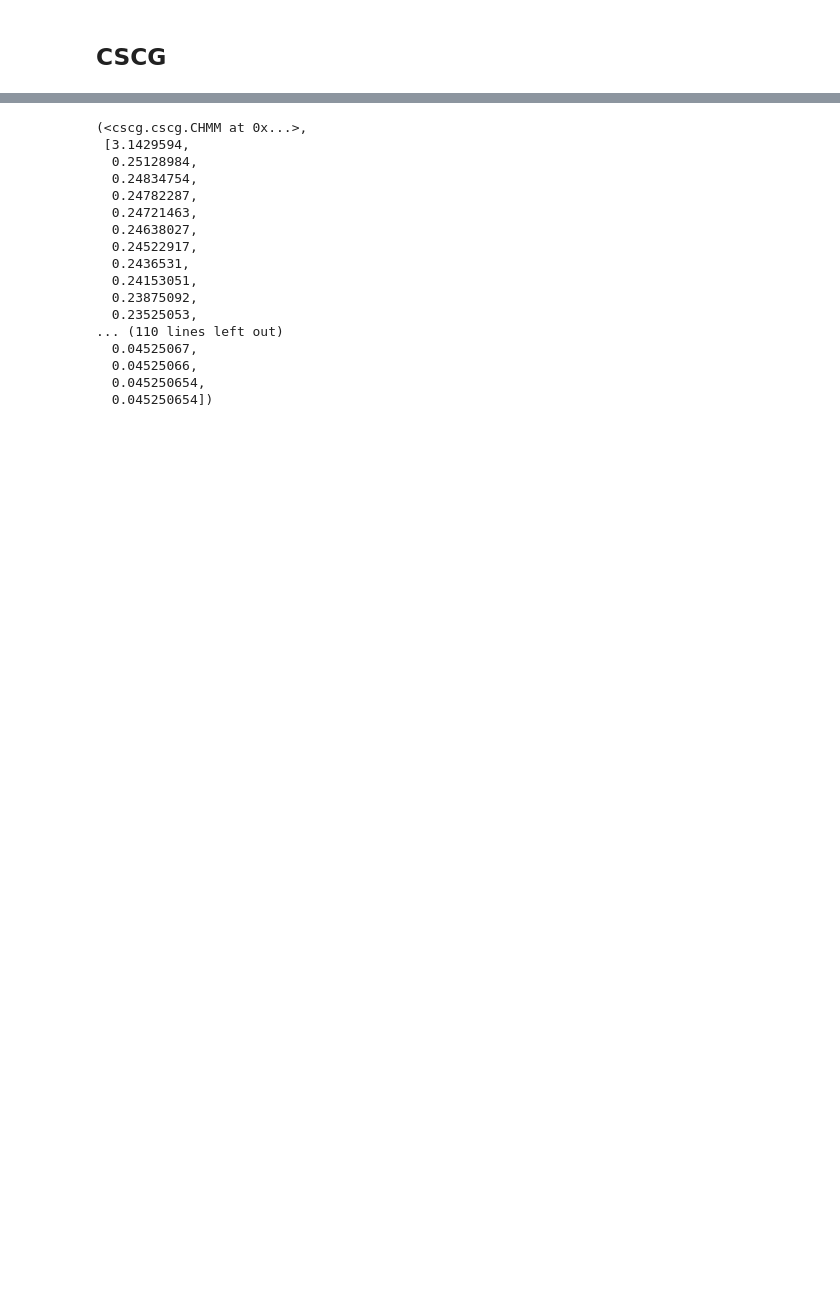
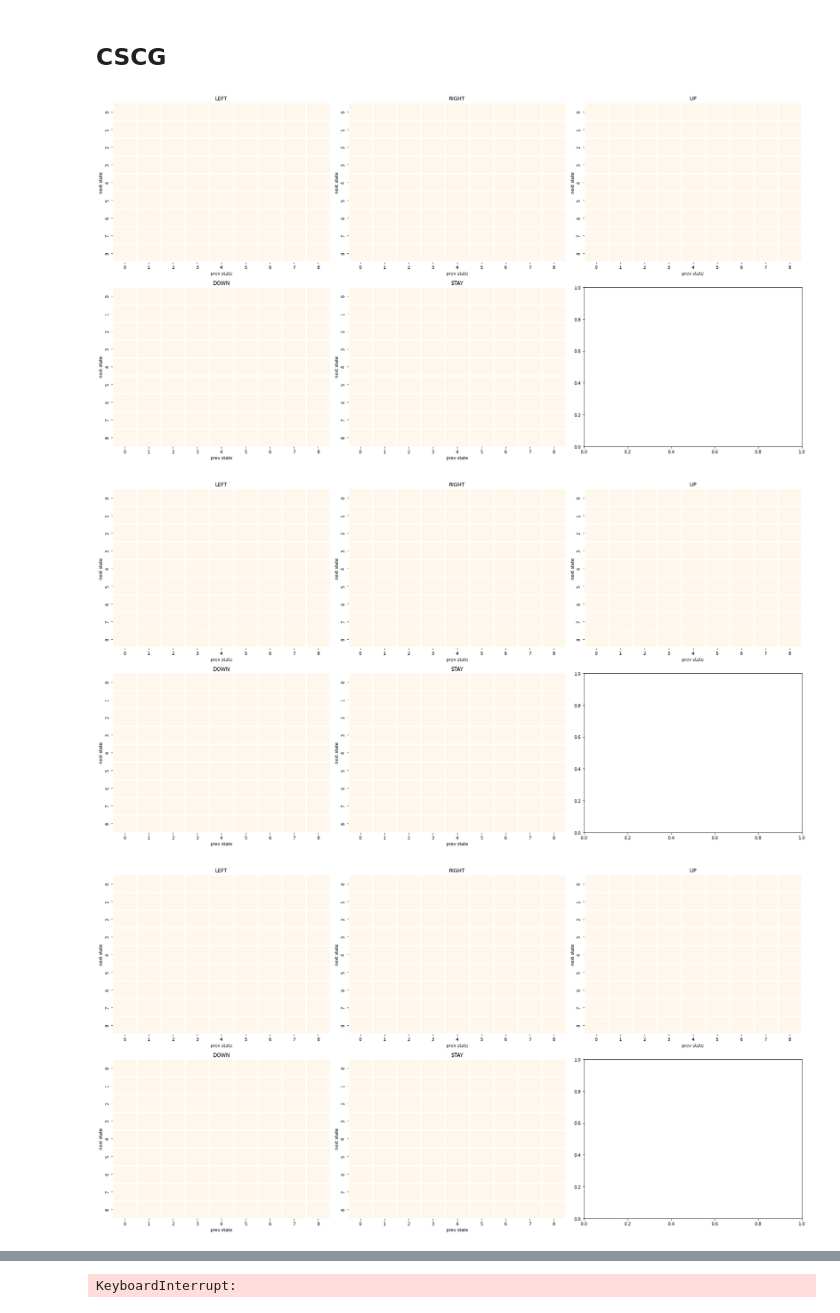
Before and after one commit to my-name-is-D/high_level_nav_planning, a Jupyter notebook: test_calls.ipynb, the cells around one changed output, grey strips where cells are left out. Cells and saved outputs as stored; diff of their text form; code cells hidden in the pictures; blank space fills up the shorter version.

```diff
--- a/test_calls.ipynb
+++ b/test_calls.ipynb
@@ -772,7 +768,7 @@ n_obs = 9
 n_clones = 2
 num_states = n_obs * n_clones
 
-ours_v3_3 = Ours_V3_3(num_obs=5, num_states= num_states, dim=2, observations=[ob], learning_rate_pB=3.0, actions= actions,set_stationary_B=True)
+ours_v3_3 = Ours_V3_3(num_obs=5, num_states= num_states, dim=1, observations=[ob], learning_rate_pB=3.0, actions= actions,set_stationary_B=True)
 #ours_v1 = Ours_V1(num_obs=2, num_states=2, observations=[ob,start_state_idx], learning_rate_pB=3.0, actions= actions)
 action_hist = []
 # %%
@@ -1074,8 +953,8 @@ def train_cscg(model, observations, actions):
 # %%
-n_emissions = rooms.shape[0]* rooms.shape[1] #rooms.max() + 1
+n_emissions = env.rooms.shape[0]* env.rooms.shape[1] #rooms.max() + 1
 n_clones = np.ones(n_emissions, dtype=np.int64) * 10
 n_actions = max(list(actions.values()))
 x = np.array([0])
 a = np.array([n_actions])
-chmm  =  CHMM(n_clones=n_clones, pseudocount=0.002, \
-                x=x, a=a, seed=42, set_stationary_B=True)
+chmm  =  CHMM(n_clones=n_clones, pseudocount=0.05, possible_actions=actions,\
+                x=x, a=a, seed=2, set_stationary_B=True, ob_ambiguity=False)
@@ -1081,0 +975,2 @@ chmm  =  CHMM(n_clones=n_clones, pseudocount=0.002, \
+# %%
+perfect_B, desired_state_mapping = env.define_perfect_B()
@@ -1082,33 +996,55 @@ chmm  =  CHMM(n_clones=n_clones, pseudocount=0.002, \
+# %%
+def transition_explo_reached(model, perfect_B, desired_state_mapping, actions, tolerance_margin = 0.4, real_pose_dict=None):
+    agent_state_mapping = model.get_agent_state_mapping()
+    agent_B = model.get_B()
+    if real_pose_dict is not None:
+        agent_state_mapping = {real_pose_dict[key]: value for key, value in list(agent_state_mapping.items()) if key in real_pose_dict}
+    return agent_B_match_ideal_B_v2(agent_state_mapping, agent_B, perfect_B,
+            desired_state_mapping, actions, tolerance_margin= tolerance_margin)
 # %%
 #CSCG EXPLORATION
 T=300
 ob = env.get_ob_given_p(start_pose)
 c_obs, a = [np.array([ob],dtype=np.int64), np.array([], dtype=np.int64)]
 poses = [start_pose]
 pose = start_pose
 test = []
+
+ok = False
 for t in range(0,T):
     next_possible_actions = env.get_next_possible_motions(pose, no_stay=False)
 
     # print('p next actions', pose, next_possible_actions)
     next_possible_actions = [0,1,2,3]
     #print('observations', [ob, pose])
     action, _ = chmm.infer_action(next_possible_actions = next_possible_actions, observation=[ob, pose], random_policy=False)
-    test.append(chmm.pose_mapping.index(pose))
+    # test.append(chmm.pose_mapping.index(pose))
     obs, _,_,_ = env.step(action, pose)
     ob, pose = obs
     c_obs =np.append(c_obs,ob)
     a= np.append(a,action)
     poses.append(pose)
 
-test.append(chmm.pose_mapping.index(pose))
+    # test.append(chmm.pose_mapping.index(pose))
+    observations = np.array([np.array([c, p], dtype=object) for c, p in zip(c_obs[:len(a)], poses[:len(a)])])
 
-observations = np.array([np.array([c, p], dtype=object) for c, p in zip(c_obs, poses)])
-train_cscg(chmm, observations, a)
-# progression = chmm.learn_em_T(x, a, n_iter=200)  # Training
-
-# # refine learning
-# chmm.pseudocount = 0.0001
-
-# chmm.learn_viterbi_T(x, a, n_iter=100)
+    if t % 11 == 0:
+        model = copy.deepcopy(chmm)
+        model, progression, digested_observations = train_cscg(model, observations, a)
+        if isinstance(observations[0], np.ndarray) or isinstance(observations[0], tuple):
+            # obs = test_model.from_obs_to_ob(observations)
+            observations[:,1] = model.from_pose_to_idx(observations[:,1])
+        asm = model.get_agent_state_mapping(observations,a,poses)
+        if transition_explo_reached(model, perfect_B, desired_state_mapping, actions, tolerance_margin = 0.4, real_pose_dict=None):
+            print('ok')
+            ok = True
+            break
+        del model
+if ok != True:
+    model = copy.deepcopy(chmm)
+    observations = np.array([np.array([c, p], dtype=object) for c, p in zip(c_obs[:], poses[:])])
+    model, progression, digested_observations = train_cscg(model, observations, a)
 # %% [output]
+[figure, added]
+[figure, added]
+[figure, added]
@@ -1115,17 +1055 @@ train_cscg(chmm, observations, a)
-(<cscg.cscg.CHMM at 0x...>,
- [3.1429594,
-  0.25128984,
-  0.24834754,
-  0.24782287,
-  0.24721463,
-  0.24638027,
-  0.24522917,
-  0.2436531,
-  0.24153051,
-  0.23875092,
-  0.23525053,
-... (110 lines left out)
-  0.04525067,
-  0.04525066,
-  0.045250654,
-  0.045250654])
+KeyboardInterrupt:
```
Also changed, not shown: parts of 55 cells of this notebook, 15 other files.
